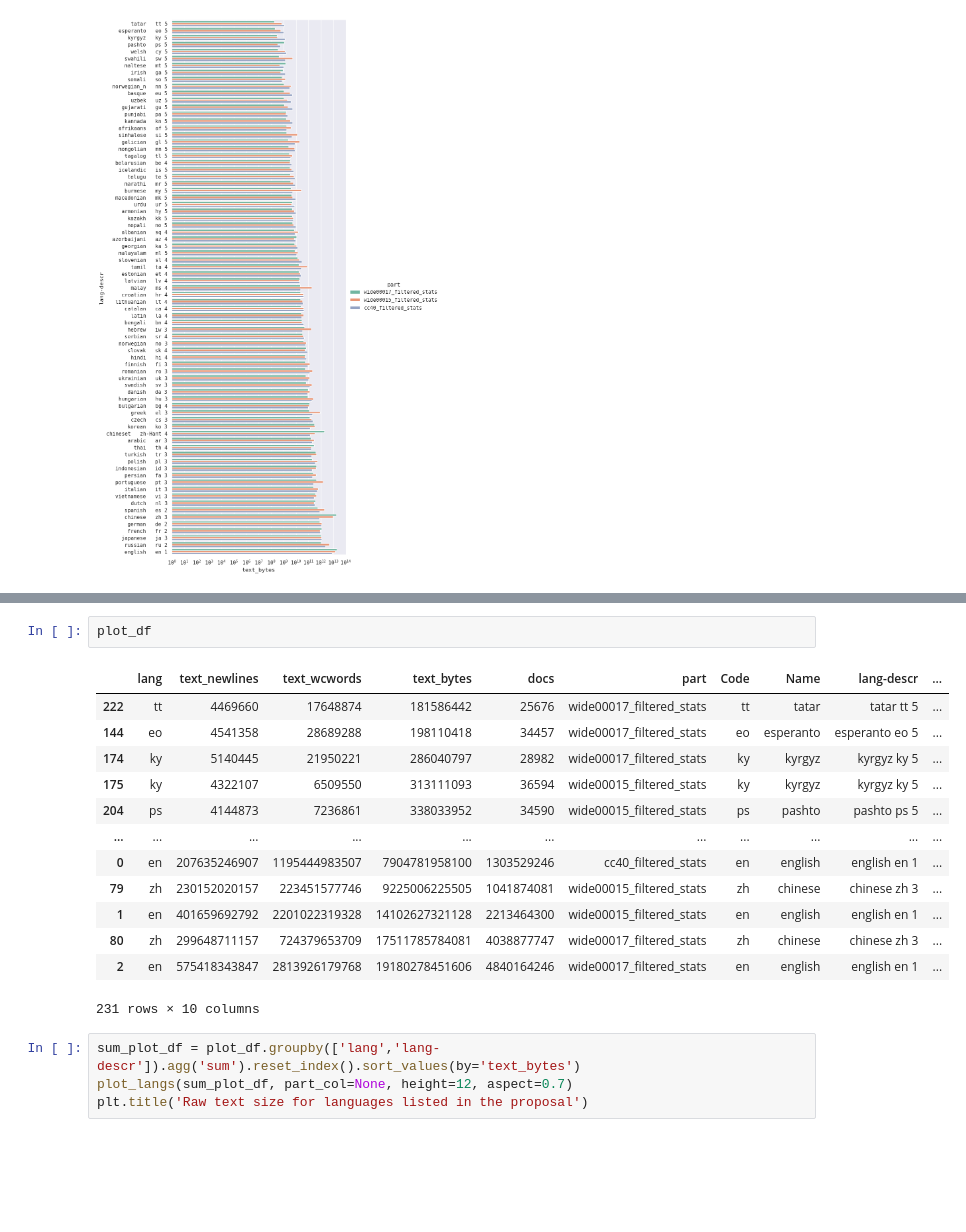
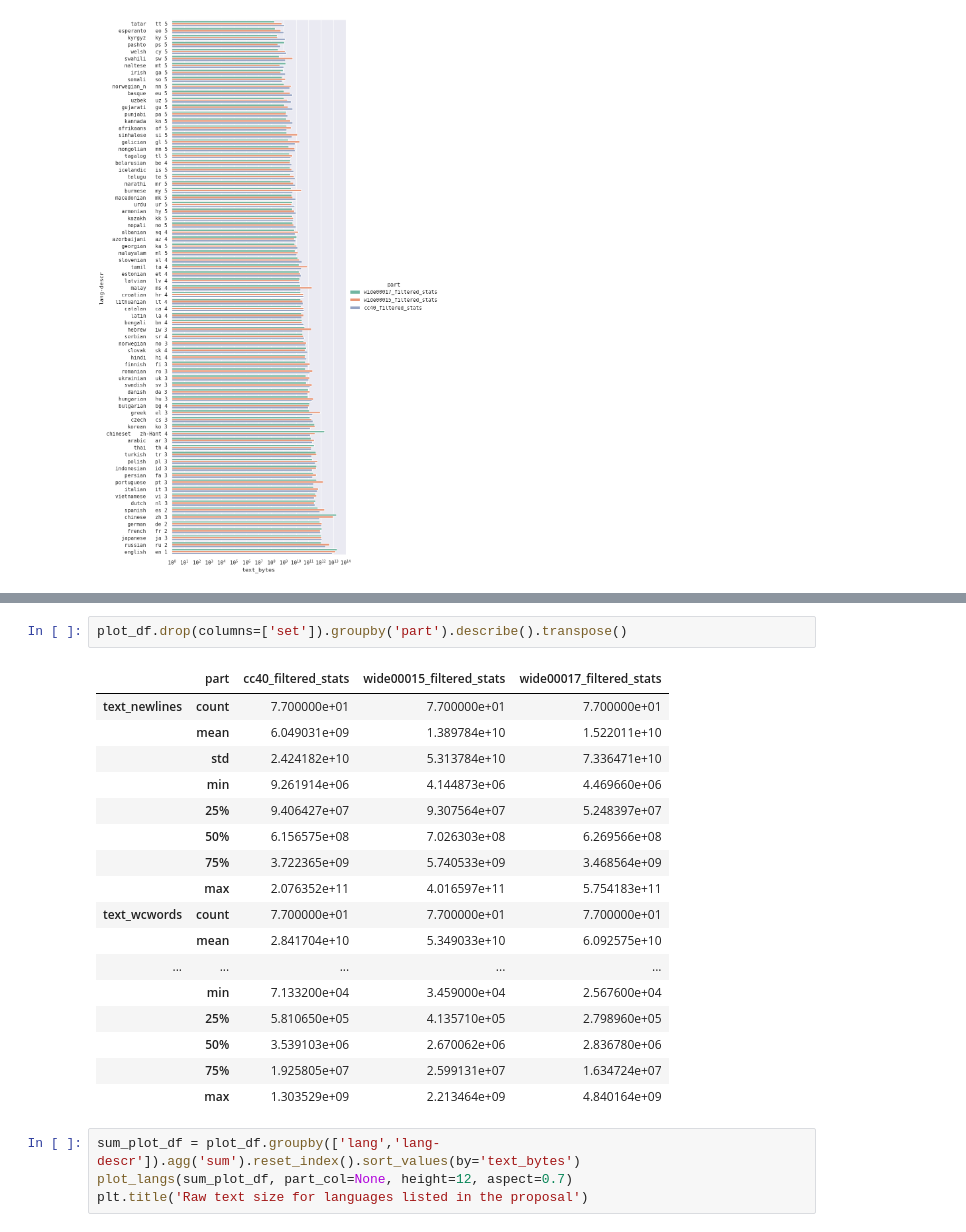
Before and after one commit to hplt-project/warc2text-runner, a Jupyter notebook: stats/lang-stats-comparison.ipynb, the cells around one changed output, grey strips where cells are left out. Cells and saved outputs as stored; diff of their text form; blank space fills up the shorter version.

Commit message:
Tables with statistics for different characteristics of datasets across languages.

```diff
--- a/stats/lang-stats-comparison.ipynb
+++ b/stats/lang-stats-comparison.ipynb
@@ -164,19 +176,23 @@ plot_langs(plot_df, height=17, aspect=0.5)
 # %%
-plot_df
+plot_df.drop(columns=['set']).groupby('part').describe().transpose()
 # %% [output]
-|  | lang | text_newlines | text_wcwords | text_bytes | docs | part | Code | Name | lang-descr | ... |
-| 222 | tt | 4469660 | 17648874 | 181586442 | 25676 | wide00017_filtered_stats | tt | tatar | tatar tt 5 | ... |
-| 144 | eo | 4541358 | 28689288 | 198110418 | 34457 | wide00017_filtered_stats | eo | esperanto | esperanto eo 5 | ... |
-| 174 | ky | 5140445 | 21950221 | 286040797 | 28982 | wide00017_filtered_stats | ky | kyrgyz | kyrgyz ky 5 | ... |
-| 175 | ky | 4322107 | 6509550 | 313111093 | 36594 | wide00015_filtered_stats | ky | kyrgyz | kyrgyz ky 5 | ... |
-| 204 | ps | 4144873 | 7236861 | 338033952 | 34590 | wide00015_filtered_stats | ps | pashto | pashto ps 5 | ... |
-| ... | ... | ... | ... | ... | ... | ... | ... | ... | ... | ... |
-| 0 | en | 207635246907 | 1195444983507 | 7904781958100 | 1303529246 | cc40_filtered_stats | en | english | english en 1 | ... |
-| 79 | zh | 230152020157 | 223451577746 | 9225006225505 | 1041874081 | wide00015_filtered_stats | zh | chinese | chinese zh 3 | ... |
-| 1 | en | 401659692792 | 2201022319328 | 14102627321128 | 2213464300 | wide00015_filtered_stats | en | english | english en 1 | ... |
-| 80 | zh | 299648711157 | 724379653709 | 17511785784081 | 4038877747 | wide00017_filtered_stats | zh | chinese | chinese zh 3 | ... |
-| 2 | en | 575418343847 | 2813926179768 | 19180278451606 | 4840164246 | wide00017_filtered_stats | en | english | english en 1 | ... |
+|  | part | cc40_filtered_stats | wide00015_filtered_stats | wide00017_filtered_stats |
+| text_newlines | count | 7.700000e+01 | 7.700000e+01 | 7.700000e+01 |
+|  | mean | 6.049031e+09 | 1.389784e+10 | 1.522011e+10 |
+|  | std | 2.424182e+10 | 5.313784e+10 | 7.336471e+10 |
+|  | min | 9.261914e+06 | 4.144873e+06 | 4.469660e+06 |
+|  | 25% | 9.406427e+07 | 9.307564e+07 | 5.248397e+07 |
+|  | 50% | 6.156575e+08 | 7.026303e+08 | 6.269566e+08 |
+|  | 75% | 3.722365e+09 | 5.740533e+09 | 3.468564e+09 |
+|  | max | 2.076352e+11 | 4.016597e+11 | 5.754183e+11 |
+| text_wcwords | count | 7.700000e+01 | 7.700000e+01 | 7.700000e+01 |
+|  | mean | 2.841704e+10 | 5.349033e+10 | 6.092575e+10 |
+| ... | ... | ... | ... | ... |
+|  | min | 7.133200e+04 | 3.459000e+04 | 2.567600e+04 |
+|  | 25% | 5.810650e+05 | 4.135710e+05 | 2.798960e+05 |
+|  | 50% | 3.539103e+06 | 2.670062e+06 | 2.836780e+06 |
+|  | 75% | 1.925805e+07 | 2.599131e+07 | 1.634724e+07 |
+|  | max | 1.303529e+09 | 2.213464e+09 | 4.840164e+09 |
-231 rows × 10 columns
 # %%
 sum_plot_df = plot_df.groupby(['lang','lang-descr']).agg('sum').reset_index().sort_values(by='text_bytes')
 plot_langs(sum_plot_df, part_col=None, height=12, aspect=0.7)
```
Also changed, not shown: parts of 2 cells of this notebook.
